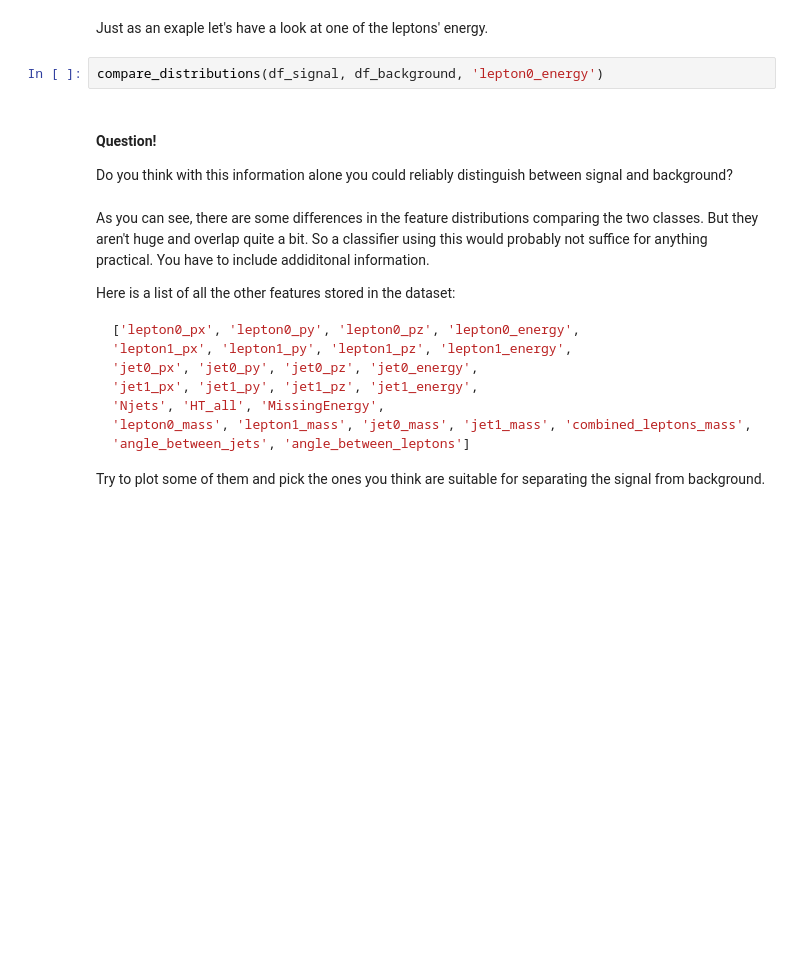
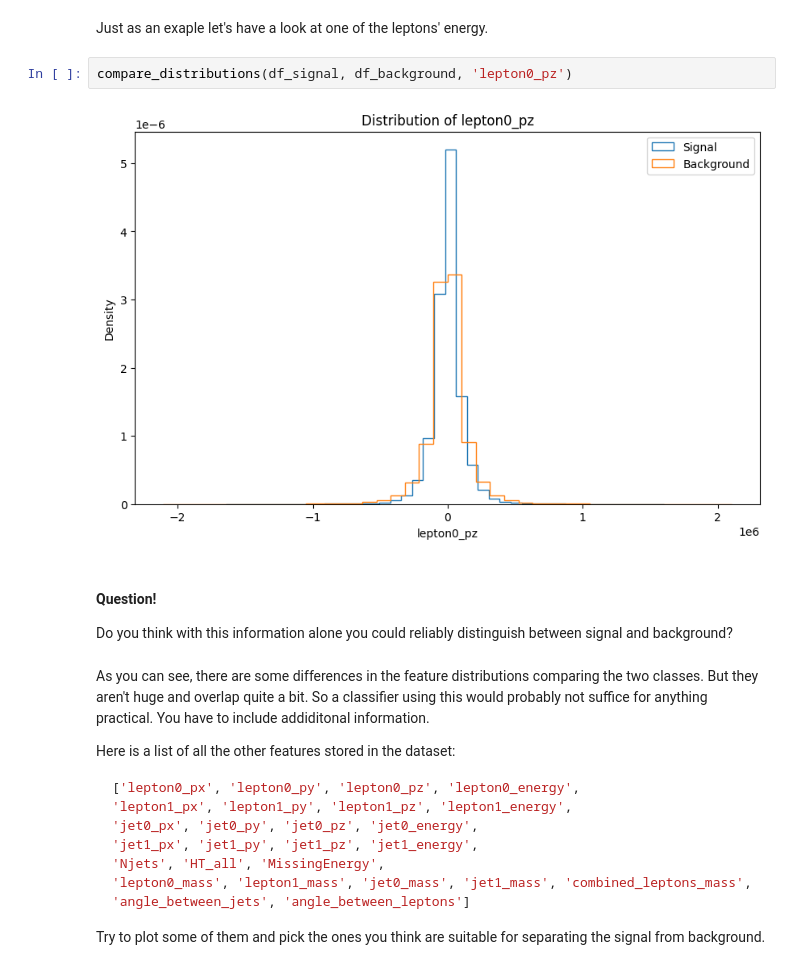
Before and after one commit to dnwerner/NIC_group_project, a Jupyter notebook: Exercises/DNN4HEP_exercise.ipynb, the cells around one changed output. Drawn from its saved outputs; the diff is of its cells as text; blank space fills up the shorter version.

```diff
--- a/Exercises/DNN4HEP_exercise.ipynb
+++ b/Exercises/DNN4HEP_exercise.ipynb
@@ -66,7 +70,9 @@ def compare_distributions(signal_data, background_data, variable_name):
 # %% [markdown]
 Just as an exaple let's have a look at one of the leptons' energy.
 # %%
-compare_distributions(df_signal, df_background, 'lepton0_energy')
+compare_distributions(df_signal, df_background, 'lepton0_pz')
+# %% [output]
+[figure, added]
 # %% [markdown]
 #### Question!
 
```
Also changed, not shown: parts of 7 cells of this notebook.
